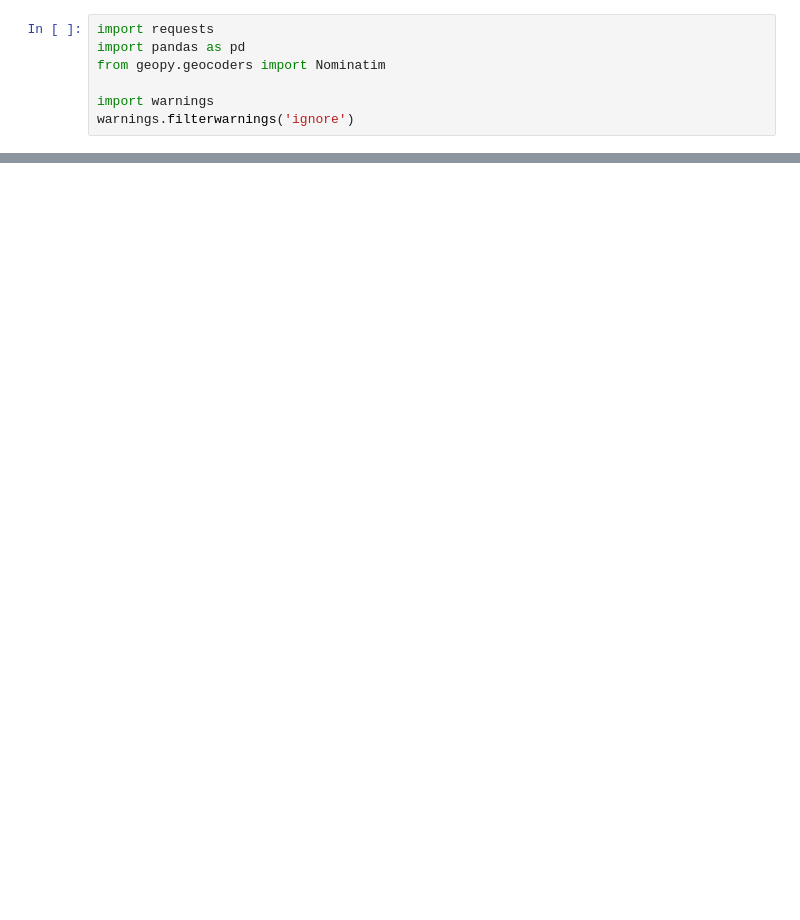
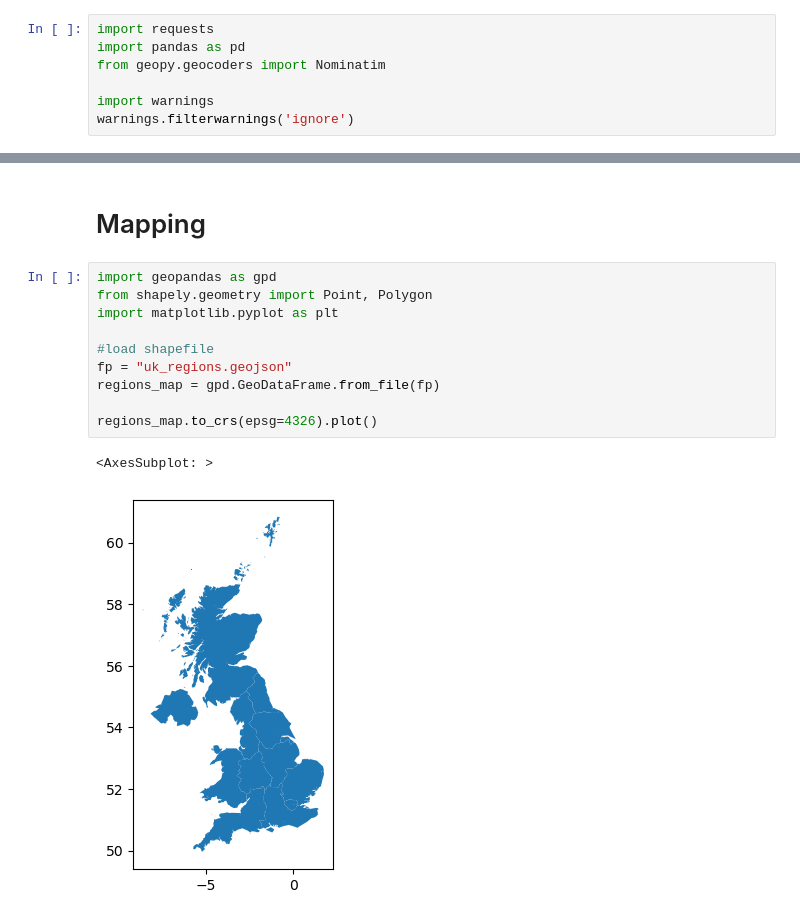
Before and after one commit to Lisa-Ho/30-day-map-challenge, a Jupyter notebook: 2022/Day1/Day1_UK_prime_ministers.ipynb, the cells around one changed output, grey strips where cells are left out. Drawn from its saved outputs; the diff is of its cells as text; blank space fills up the shorter version.

Commit message:
cleaned data ++ started map

```diff
--- a/2022/Day1/Day1_UK_prime_ministers.ipynb
+++ b/2022/Day1/Day1_UK_prime_ministers.ipynb
@@ -112,0 +76,15 @@ df
+# %% [markdown]
+# Mapping
+# %%
+import geopandas as gpd
+from shapely.geometry import Point, Polygon
+import matplotlib.pyplot as plt
+
+#load shapefile
+fp = "uk_regions.geojson"
+regions_map = gpd.GeoDataFrame.from_file(fp)
+
+regions_map.to_crs(epsg=4326).plot()
+# %% [output]
+<AxesSubplot: >
+[figure, added]
```
Also changed, not shown: parts of 10 cells of this notebook.
